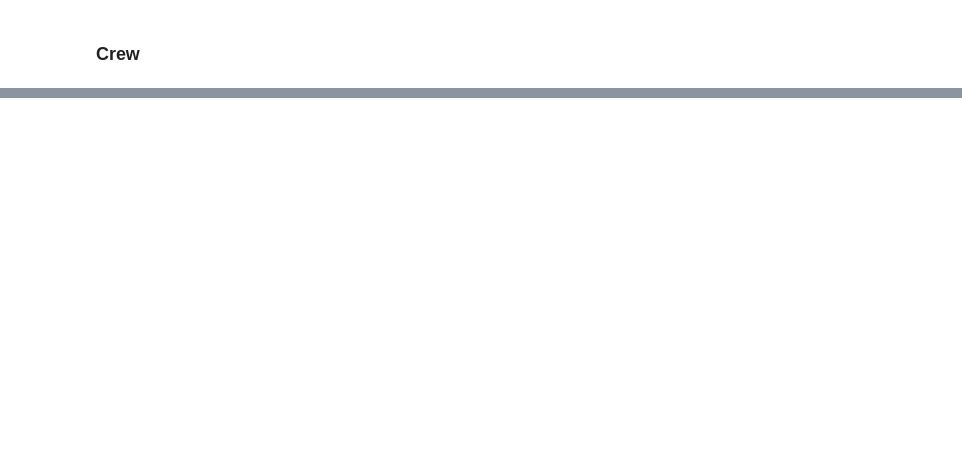
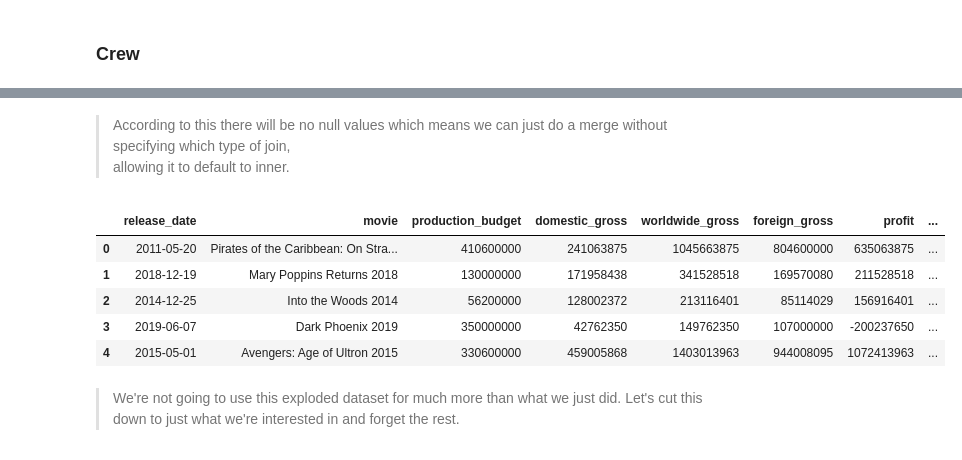
Before and after one commit to learn-co-curriculum/dsc-phase-1-project, a Jupyter notebook: Data/data-clean.ipynb, the cells around one changed output, grey strips where cells are left out. Cells and saved outputs as stored; diff of their text form; code cells hidden in the pictures; blank space fills up the shorter version.

Commit message:
data cleaning scrubbed and polished, efficiency changes increase size of final dataset by 200 something.

```diff
--- a/Data/data-clean.ipynb
+++ b/Data/data-clean.ipynb
@@ -429,3 +580,12 @@ df_e = df.explode('directors')
+# %% [markdown]
+>According to this there will be no null values which means we can just do a merge without specifying which type of join, <br>allowing it to default to inner.
 # %%
 df_e = df_e.merge(name,left_on='directors',right_on='nconst')
-df_e.columns
+df_e.head()
+# %% [output]
+|  | release_date | movie | production_budget | domestic_gross | worldwide_gross | foreign_gross | profit | ... |
+| 0 | 2011-05-20 | Pirates of the Caribbean: On Stra... | 410600000 | 241063875 | 1045663875 | 804600000 | 635063875 | ... |
+| 1 | 2018-12-19 | Mary Poppins Returns 2018 | 130000000 | 171958438 | 341528518 | 169570080 | 211528518 | ... |
+| 2 | 2014-12-25 | Into the Woods 2014 | 56200000 | 128002372 | 213116401 | 85114029 | 156916401 | ... |
+| 3 | 2019-06-07 | Dark Phoenix 2019 | 350000000 | 42762350 | 149762350 | 107000000 | -200237650 | ... |
+| 4 | 2015-05-01 | Avengers: Age of Ultron 2015 | 330600000 | 459005868 | 1403013963 | 944008095 | 1072413963 | ... |
@@ -436,0 +592,2 @@ df_e['primary_name'].isna().sum()
+# %% [markdown]
+>We're not going to use this exploded dataset for much more than what we just did. Let's cut this down to just what we're interested in and forget the rest.
```
Also changed, not shown: parts of 82 cells of this notebook.
